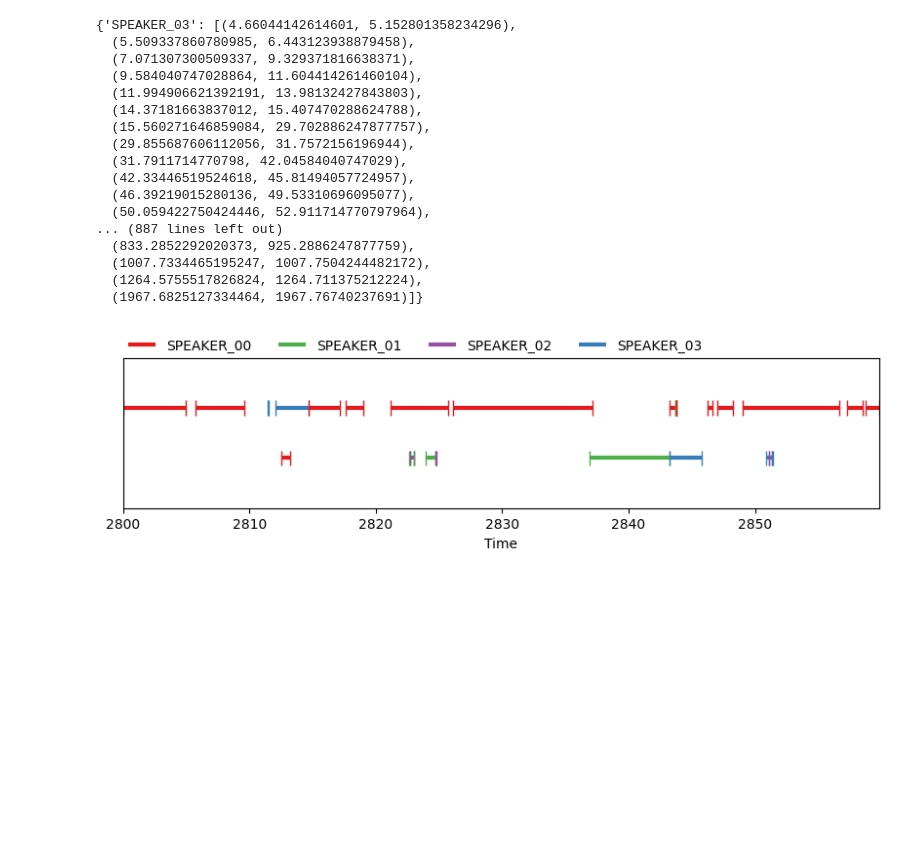
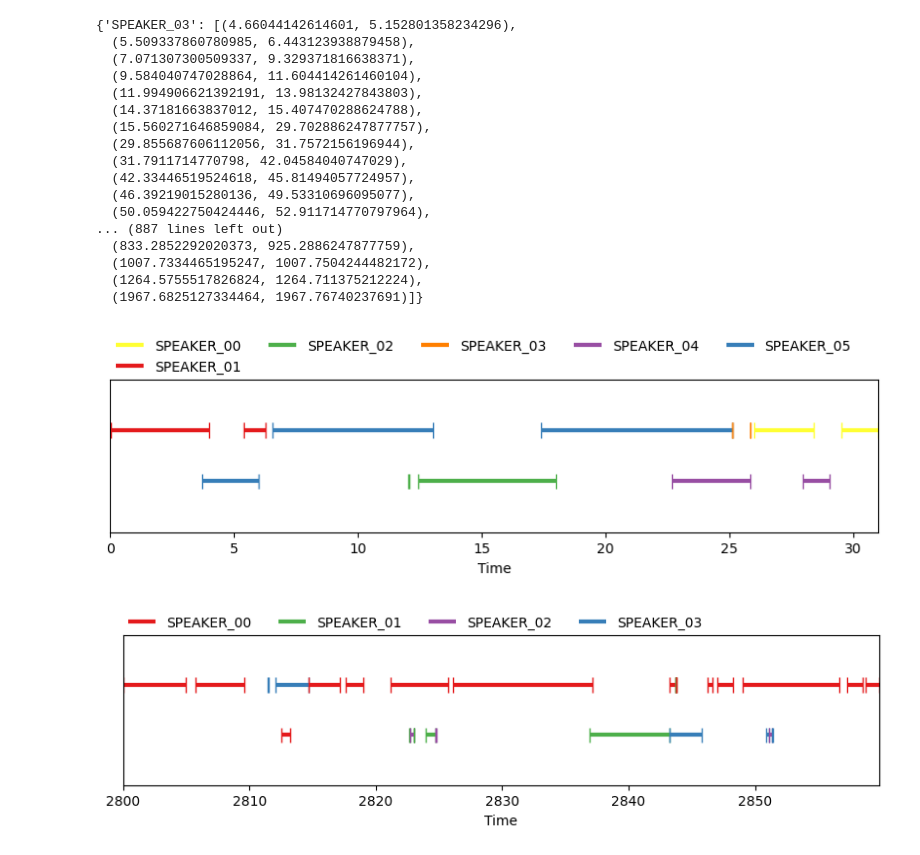
Before and after one commit to ghadwalsunil/WhoSaidThat, a Jupyter notebook: CustomUtils/Testing/audio_diarize.ipynb, the cells around one changed output. Cells and saved outputs as stored; diff of their text form; code cells hidden in the pictures; blank space fills up the shorter version.

Commit message:
Sorting imports and modified audio diarization model

```diff
--- a/CustomUtils/Testing/audio_diarize.ipynb
+++ b/CustomUtils/Testing/audio_diarize.ipynb
@@ -121,7 +165,7 @@ audio_path
 2024-02-02 23:09:10 Extract the audio and save in ../../Videos/StarTalk_Questions.wav
 '../../Videos/StarTalk_Questions.wav'
 # %%
-audio_path = '../../Videos/StarTalk_Questions.wav'
+audio_path = '../../output/video_temp/StarTalk_FlyingVehicles_780_811/pyavi/audio.wav'
 # %%
 diarization = pretrained_pipeline(audio_path)
 audio_output = {}
@@ -150,6 +194,10 @@ audio_output
   (1007.7334465195247, 1007.7504244482172),
   (1264.5755517826824, 1264.711375212224),
   (1967.6825127334464, 1967.76740237691)]}
+# %%
+create_annotation_plot(audio_output)
+# %% [output]
+[figure, added]
 # %%
 window_num = 14
 window_size = 200
```
Also changed, not shown: parts of 6 cells of this notebook, 17 other files.
